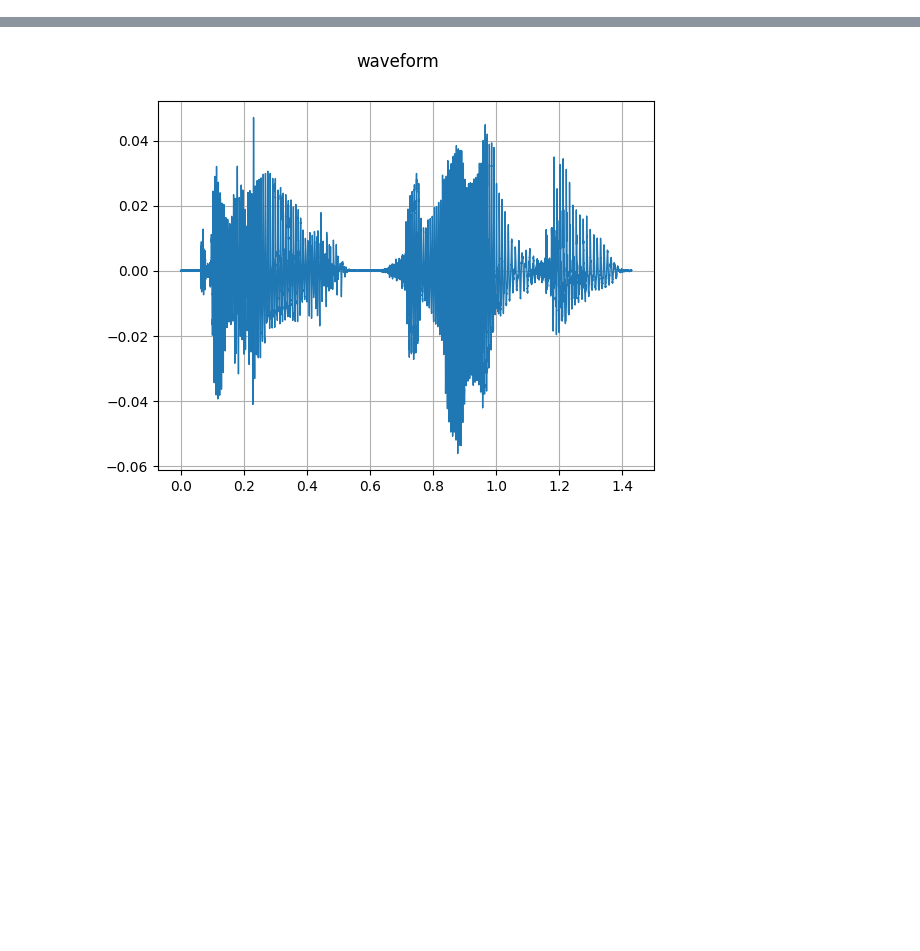
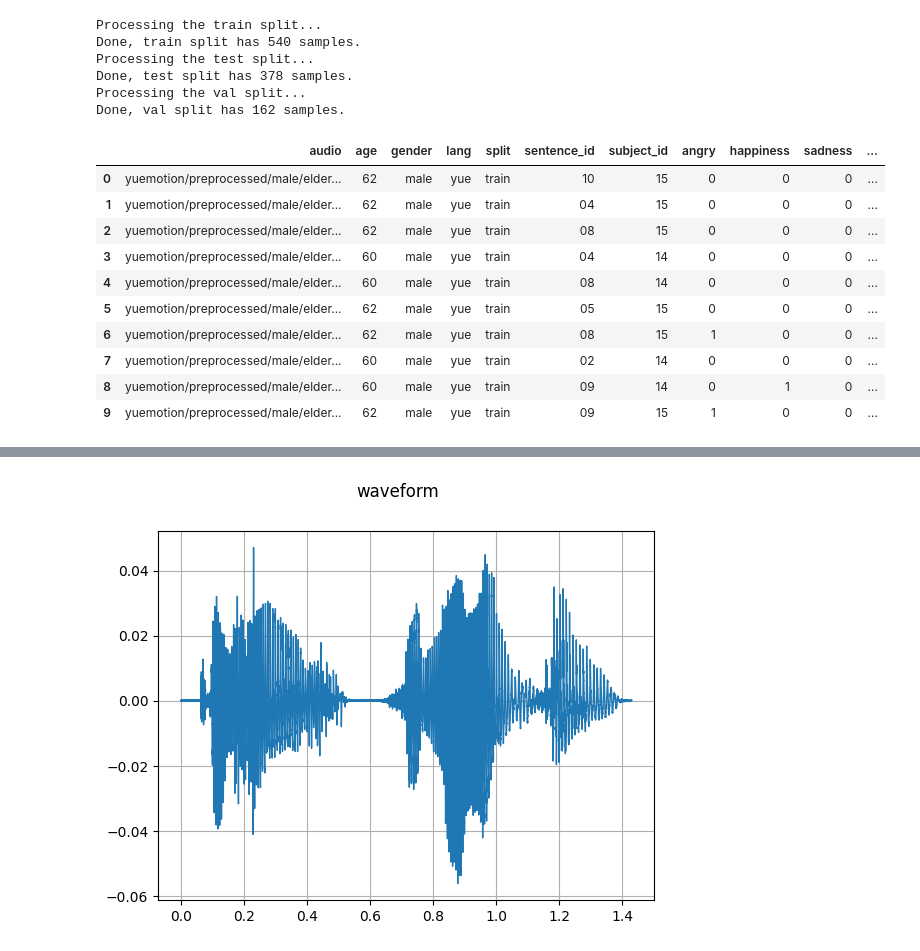
Before and after one commit to HLTCHKUST/elderly_ser, a Jupyter notebook: yuemotion_data_loader.ipynb, the cells around one changed output, grey strips where cells are left out. Cells and saved outputs as stored; diff of their text form; code cells hidden in the pictures; blank space fills up the shorter version.

Commit message:
Added fixes in yuemotion dataloader

```diff
--- a/yuemotion_data_loader.ipynb
+++ b/yuemotion_data_loader.ipynb
@@ -44,8 +46,8 @@ class YuemotionDataset(Dataset):
     def __init__(self, data_dir, split="train", transform=None):
         """data_dir should be the parent folder with all the .wav data"""
 
-        if split not in ["train", "test", "val"]:
-            raise ValueError("split should be either train, test or val")
+        if split not in ["train", "test", "val", "all"]:
+            raise ValueError("split should be either train, test, val or all")
 
         self.file_paths = self._build_data_folders(data_dir)
         print(f"Processing the {split} split...")
@@ -62,6 +64,12 @@ class YuemotionDataset(Dataset):
         elif split == "val":
             self.files = val_files
             print(f"Done, val split has {len(self.files)} samples.")
+        elif split == "all":
+            self.files = []
+            for key in self.file_paths:
+                cur_wav_files = os.listdir(self.file_paths[key])
+                self.files.extend(cur_wav_files)
+            print(f"Done, the whole dataset has {len(self.files)} samples")
 
         self.data_dir = data_dir
         self.transform = transform
@@ -90,6 +98,7 @@ class YuemotionDataset(Dataset):
             audio = self.transform(audio)
 
         metadata["sample_rate"] = sample_rate
+        metadata["audio_path"] = audio_path
         return {"audio":audio, "label":label, "metadata":metadata}
 
 
@@ -234,10 +243,12 @@ def transform(audio):
     ##FrequencyMasking, TimeMasking and TimeStretch?
     pass
 
+data_dir = "yuemotion/preprocessed/"
 
-train_data = YuemotionDataset(split="train")
-val_data = YuemotionDataset(split="val")
-test_data = YuemotionDataset(split="test")
+train_data = YuemotionDataset(data_dir, split="train")
+val_data = YuemotionDataset(data_dir, split="val")
+test_data = YuemotionDataset(data_dir, split="test")
+all_data = YuemotionDataset(data_dir, split="all")
 train_dataloader = DataLoader(train_data, batch_size=16, shuffle=False, collate_fn=collate_fn)
 val_dataloader = DataLoader(val_data, batch_size=16, shuffle=False, collate_fn=collate_fn)
 test_dataloader = DataLoader(test_data, batch_size=16, shuffle=False, collate_fn=collate_fn)
@@ -273,0 +325,23 @@ next(iter(train_dataloader))
+# %%
+df = load_yuemotion("yuemotion/preprocessed")
+# %% [output]
+Processing the train split...
+Done, train split has 540 samples.
+Processing the test split...
+Done, test split has 378 samples.
+Processing the val split...
+Done, val split has 162 samples.
+# %%
+df.head(10)
+# %% [output]
+|  | audio | age | gender | lang | split | sentence_id | subject_id | angry | happiness | sadness | ... |
+| 0 | yuemotion/preprocessed/male/elder... | 62 | male | yue | train | 10 | 15 | 0 | 0 | 0 | ... |
+| 1 | yuemotion/preprocessed/male/elder... | 62 | male | yue | train | 04 | 15 | 0 | 0 | 0 | ... |
+| 2 | yuemotion/preprocessed/male/elder... | 62 | male | yue | train | 08 | 15 | 0 | 0 | 0 | ... |
+| 3 | yuemotion/preprocessed/male/elder... | 60 | male | yue | train | 04 | 14 | 0 | 0 | 0 | ... |
+| 4 | yuemotion/preprocessed/male/elder... | 60 | male | yue | train | 08 | 14 | 0 | 0 | 0 | ... |
+| 5 | yuemotion/preprocessed/male/elder... | 62 | male | yue | train | 05 | 15 | 0 | 0 | 0 | ... |
+| 6 | yuemotion/preprocessed/male/elder... | 62 | male | yue | train | 08 | 15 | 1 | 0 | 0 | ... |
+| 7 | yuemotion/preprocessed/male/elder... | 60 | male | yue | train | 02 | 14 | 0 | 0 | 0 | ... |
+| 8 | yuemotion/preprocessed/male/elder... | 60 | male | yue | train | 09 | 14 | 0 | 1 | 0 | ... |
+| 9 | yuemotion/preprocessed/male/elder... | 62 | male | yue | train | 09 | 15 | 1 | 0 | 0 | ... |
```
Also changed, not shown: parts of 9 cells of this notebook, 1 other file.
